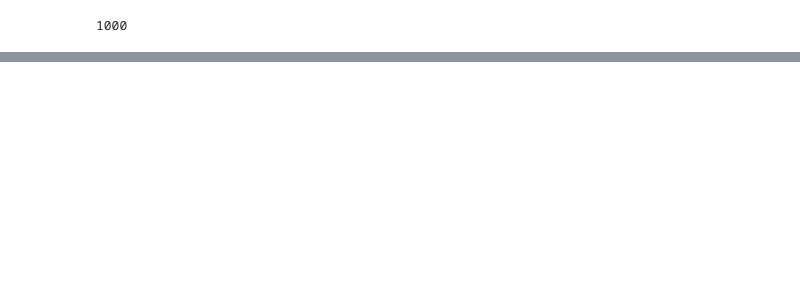
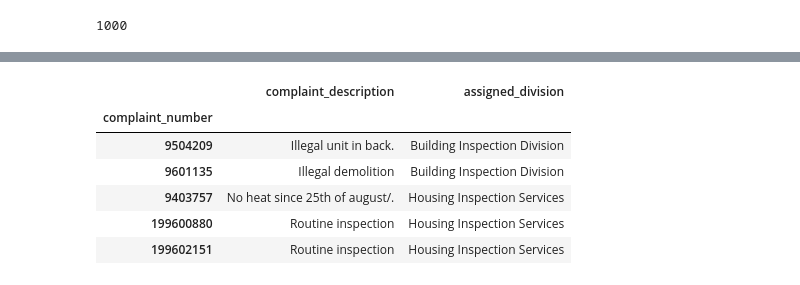
Before and after one commit to wct432/sf_building_complaints, a Jupyter notebook: notebooks/exploratory_notebook.ipynb, the cells around one changed output, grey strips where cells are left out. Saved outputs shown, nothing was run; the diff lists cells and outputs as text; code cells hidden in the pictures; blank space fills up the shorter version.

```diff
--- a/notebooks/exploratory_notebook.ipynb
+++ b/notebooks/exploratory_notebook.ipynb
@@ -200,0 +249,10 @@ df["complaint_description"].str.len().max()
+# %%
+complaints.head()
+# %% [output]
+|  | complaint_description | assigned_division |
+| complaint_number |  |  |
+| 9504209 | Illegal unit in back. | Building Inspection Division |
+| 9601135 | Illegal demolition | Building Inspection Division |
+| 9403757 | No heat since 25th of august/. | Housing Inspection Services |
+| 199600880 | Routine inspection | Housing Inspection Services |
+| 199602151 | Routine inspection | Housing Inspection Services |
```
Also changed, not shown: parts of 10 cells of this notebook, 2 other files.
